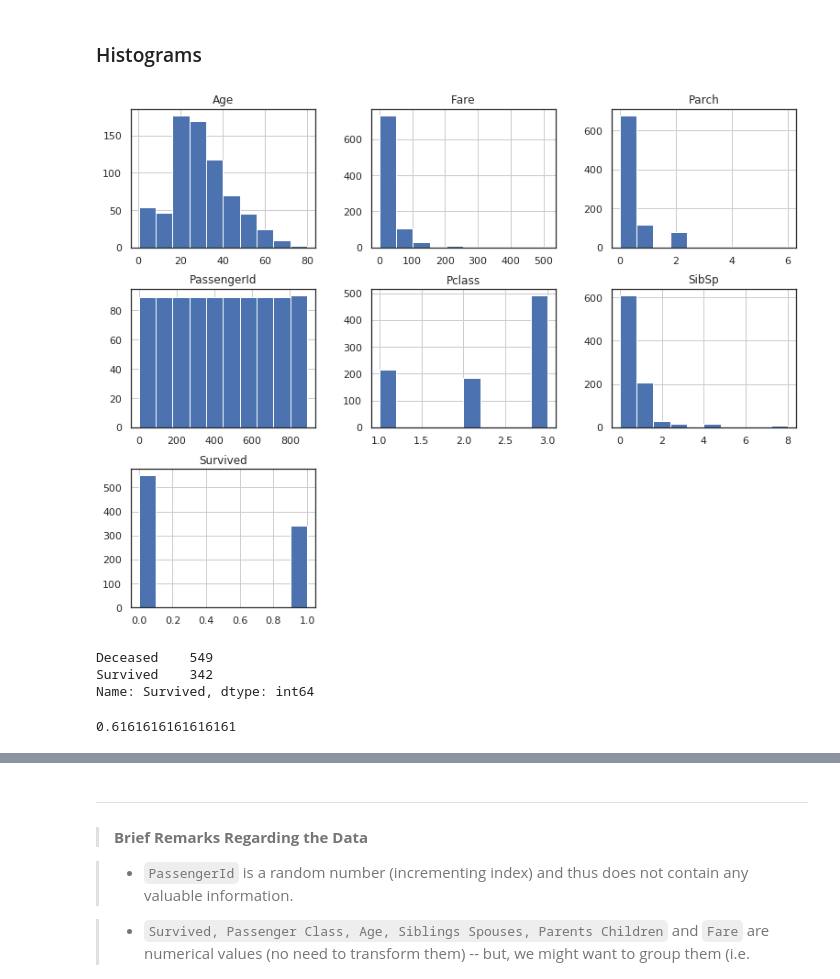
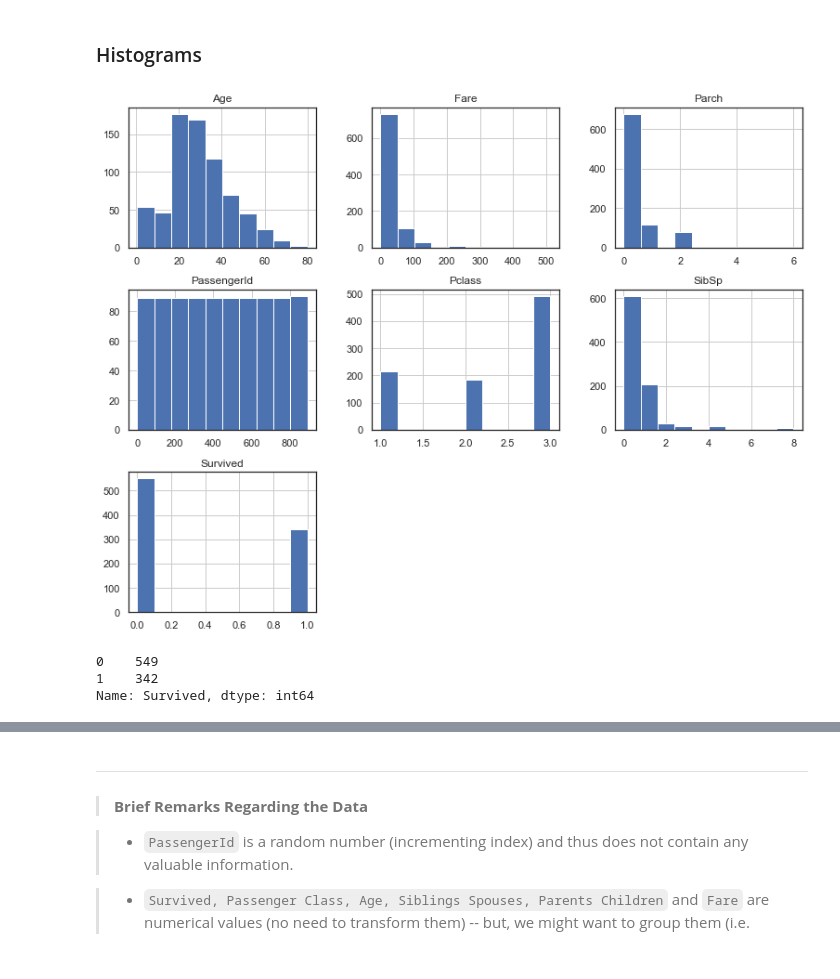
Before and after one commit to afo/data-x_prague, a Jupyter notebook: 04-tools-prediction-titanic/titanic.ipynb, the cells around one changed output, grey strips where cells are left out. Saved outputs shown, nothing was run; the diff lists cells and outputs as text; code cells hidden in the pictures.

```diff
--- a/04-tools-prediction-titanic/titanic.ipynb
+++ b/04-tools-prediction-titanic/titanic.ipynb
@@ -129,6 +153,3 @@ from sklearn.linear_model import Perceptron
 from sklearn.tree import DecisionTreeClassifier
 
 import xgboost as xgb
-
-from plot_distribution import plot_distribution
-plt.rcParams['figure.figsize'] = (9, 5)
@@ -135,2 +158,18 @@ plt.rcParams['figure.figsize'] = (9, 5)
+# %%
+# Plot styling and display options
+sns.set(style='white', context='notebook', palette='deep')
+plt.rcParams[ 'figure.figsize' ] = 10 , 6
+
+pd.set_option('display.max_columns', 100) # Print 100 Pandas columns
+
+# Special distribution plot (will be used later)
+def plot_distribution( df , var , target , **kwargs ):
+    row = kwargs.get( 'row' , None )
+    col = kwargs.get( 'col' , None )
+    facet = sns.FacetGrid( df , hue=target , aspect=4 , row = row , col = col )
+    facet.map( sns.kdeplot , var , shade= True )
+    facet.set( xlim=( 0 , df[ var ].max() ) )
+    facet.add_legend()
+    plt.tight_layout()
 # %% [markdown]
 ### Load Data
@@ -169,3 +194,12 @@ df.head()
+# %%
+train_df = pd.read_csv('data/train.csv')
+test_df = pd.read_csv('data/test.csv')
+combine = [train_df, test_df]
+# combine is used to ensure whatever preprocessing is done on training data
+# is also done on test data
+
+# NOTE! When we change train_df or test_df the objects in combine
+# will also change (combine is only a pointer to the objects)
 # %% [markdown]
 <a id='sec3'></a>
 ___
@@ -196,21 +265,16 @@ df.describe()
 # %% [markdown]
 ### Histograms
 # %%
-df.hist(figsize=(13,10));
+train_df.hist(figsize=(13,10))
+plt.show()
 # %% [output]
-[figure, old version]
+[figure, new version]
 # %%
 # Balanced data set?
-y_numbers = df['Survived'].map({0:'Deceased',1:'Survived'}).value_counts()
 
-y_numbers
+target_count = train_df['Survived'].value_counts()
+target_count
 # %% [output]
-Deceased    549
-Survived    342
+0    549
+1    342
 Name: Survived, dtype: int64
-# %%
-# Imbalanced data set, our classifiers have to outperform 62 % accuracy
-
-y_numbers[0] / (y_numbers[1] +y_numbers[0])
-# %% [output]
-0.6161616161616161
```
Also changed, not shown: parts of 129 cells of this notebook, 1 other file.
